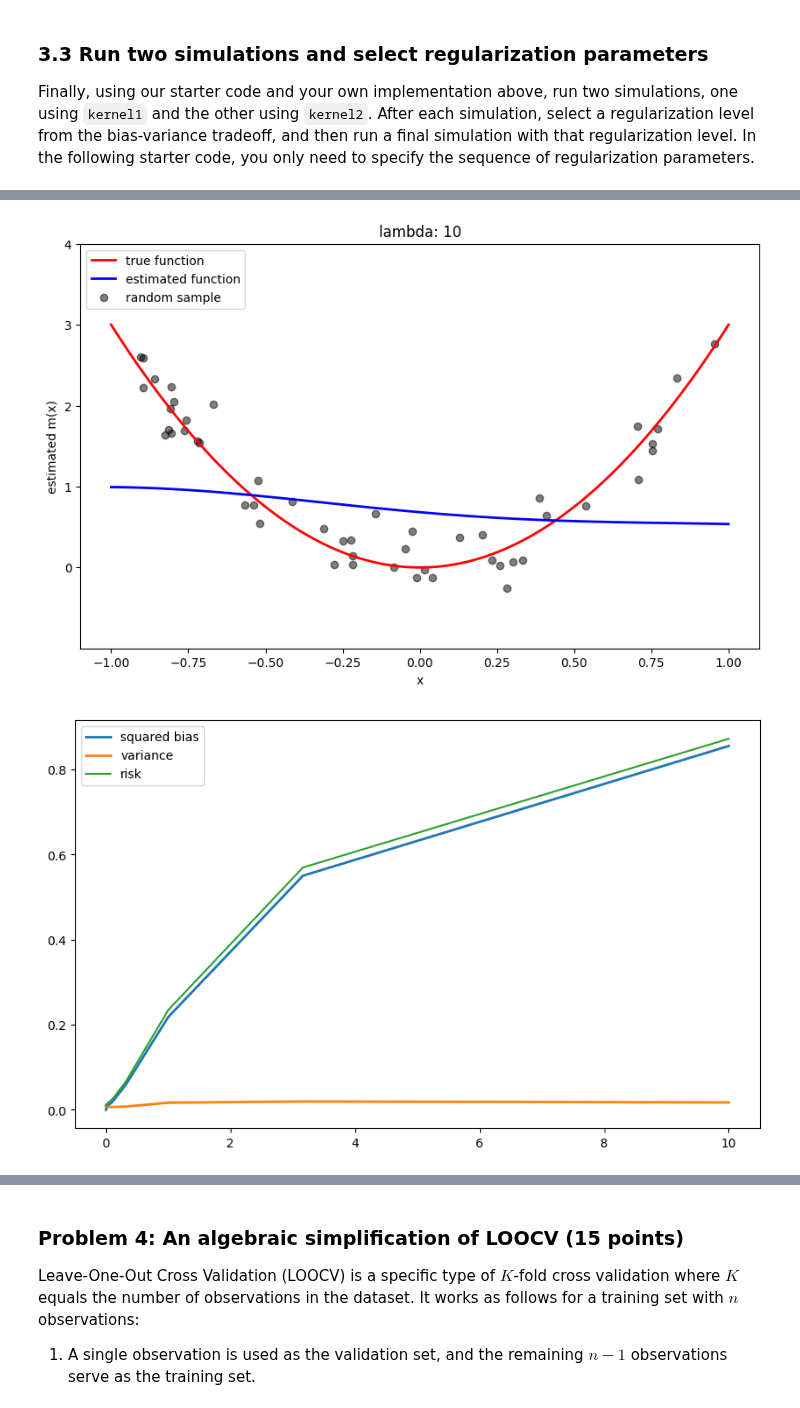
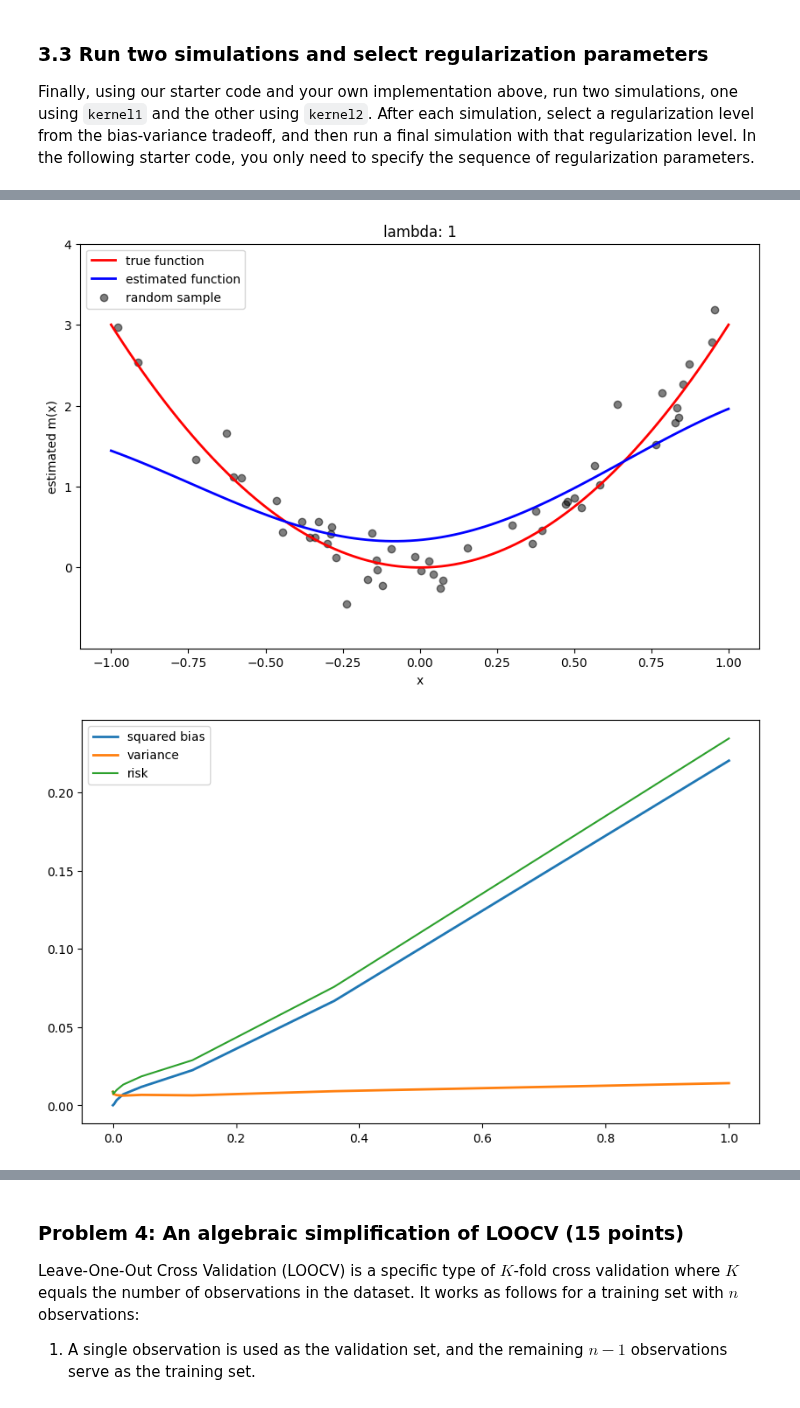
Before and after one commit to yaj0212/Intermediate-Machine-Learning, a Jupyter notebook: assignments/assn1/assn1.ipynb, the cells around one changed output, grey strips where cells are left out. Drawn from its saved outputs; the diff is of its cells as text; code cells hidden in the pictures.

```diff
--- a/assignments/assn1/assn1.ipynb
+++ b/assignments/assn1/assn1.ipynb
@@ -138,7 +142,7 @@ Xs = (X - np.mean(X, axis=0))/ np.std(X, axis=0)
 
 lasso_alphas = np.linspace(0.01,1,10000)
 lasso_cv = LassoCV(cv=5, max_iter=10000).fit(Xs, y)
-ridge_alphas = np.logspace(0.001,10,10000)
+ridge_alphas = np.linspace(1,100000,10000)
 ridge_cv = RidgeCV(alphas=ridge_alphas).fit(Xs, y)
 
 lasso = Lasso()
@@ -159,14 +163,14 @@ fig, (ax1, ax2) = plt.subplots(1, 2, figsize=(12, 5))
 
 ax1.plot(lasso_alphas, lasso_coefs)
 ax1.set_xscale('log')
-ax1.set_xlabel('Regularization level alpha (log scale)')
+ax1.set_xlabel('Penalty level')
 ax1.set_ylabel('Standardized Coefficients')
 ax1.set_title('Lasso coefficients vs. regularization level')
 #ax1.autoscale(enable=True, axis='both', tight=True)
 
-ax2.plot(ridge_alphas, ridge_coefs)
+ax2.plot(ridge_alphas/Xs.shape[0], ridge_coefs)
 ax2.set_xscale('log')
-ax2.set_xlabel('Regularization level alpha (log scale)')
+ax2.set_xlabel('Penalty level')
 ax2.set_ylabel('Standardized Coefficients')
 ax2.set_title('Ridge coefficients vs. regularization level')
 #ax2.autoscale(enable=True, axis='both', tight=True)
@@ -667,12 +675,14 @@ def mercer_kernel_regress(kernel, X, y, x, lmbda):
 
 def kernel1(x,y):
     # your implementation here
+    # gaussian kernel with bandwidth 0.1
     h = 0.1
     return np.exp(-(x - y)**2 / (2 * h**2))
 
 def kernel2(x,y):
     # your implementation here
-    h = 1.0
+    # gaussian kernel with bandwidth 1
+    h = 1
     return np.exp(-(x - y)**2 / (2 * h**2))
 # %% [markdown]
 ###  3.3 Run two simulations and select regularization parameters
@@ -696,7 +704,7 @@ TypeError: 'NoneType' object is not subscriptable
 # %%
-lmbdas = np.logspace(-5, 1, 13)# define your sequence of lambdas
+lmbdas = np.logspace(-4, 0, 10)# define your sequence of lambdas
 run_simulation(kernel2, lmbdas)
 # %% [output]
-[figure, old version]
+[figure, new version]
-[figure, old version]
+[figure, new version]
 # %%
```
Also changed, not shown: parts of 12 cells of this notebook.
